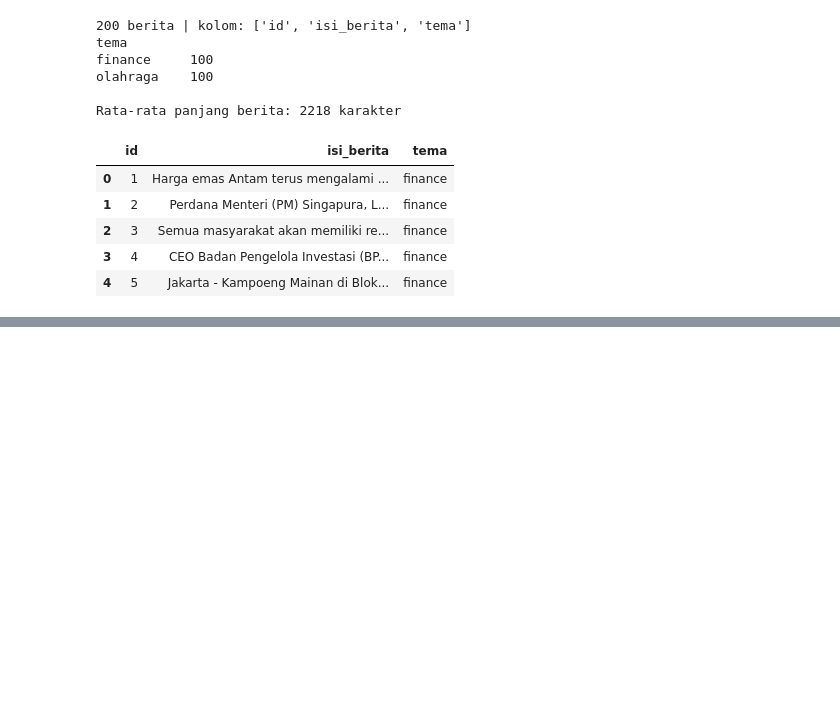
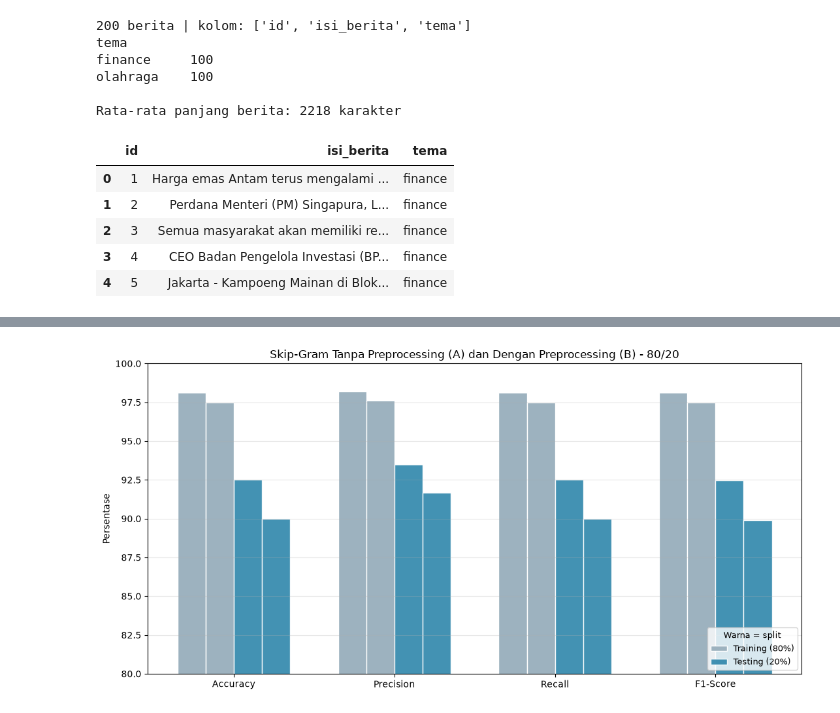
Before and after one commit to Abidayyasy/PPW, a Jupyter notebook: tugas4.ipynb, the cells around one changed output, grey strips where cells are left out. Cells and saved outputs as stored; diff of their text form; code cells hidden in the pictures; blank space fills up the shorter version.

```diff
--- a/tugas4.ipynb
+++ b/tugas4.ipynb
@@ -433,0 +601,20 @@ Konsistensi antar lipatan:
+# %%
+uji = tabel_metrik[tabel_metrik["Data"] == "Testing (20%)"].set_index("Proses")
+latih = tabel_metrik[tabel_metrik["Data"] == "Training (80%)"].set_index("Proses")
+
+baris = []
+for proses in uji.index:
+    baris.append({
+        "Proses": proses,
+        **{m: uji.loc[proses, m] for m in METRIK},
+        "Selisih Training - Testing": latih.loc[proses, "Accuracy"] - uji.loc[proses, "Accuracy"],
+    })
+tabel_ringkas = pd.DataFrame(baris)
+
+selisih = {}
+for m in METRIK:
+    selisih[m] = uji.loc["B - dengan preprocessing", m] - uji.loc["A - tanpa preprocessing", m]
+tabel_ringkas.loc["Selisih B - A (testing)"] = ["-"] + [selisih[m] for m in METRIK] + ["-"]
+
+print("Tabel 4 - Ringkasan Hasil pada Data Testing")
+display(tabel_ringkas.round(4))
@@ -433,0 +638,29 @@ Konsistensi antar lipatan:
+# %%
+fig, ax = plt.subplots(figsize=(11, 5.5))
+x = np.arange(len(METRIK))
+lebar = 0.35
+warna = {"Training (80%)": "#9DB2BF", "Testing (20%)": "#2E86AB"}
+
+for i, (data, sumber) in enumerate([("Training (80%)", latih), ("Testing (20%)", uji)]):
+    for j, proses in enumerate(sumber.index):
+        nilai = [sumber.loc[proses, m] * 100 for m in METRIK]
+        geser = (i - 0.5) * lebar + (j - 0.5) * lebar / 2
+        ax.bar(x + geser, nilai, lebar / 2, label=data, color=warna[data],
+               edgecolor="white", alpha=0.9 + 0.1 * (i == 0))
+
+ax.set_xticks(x)
+ax.set_xticklabels(METRIK)
+ax.set_ylabel("Persentase")
+ax.set_ylim(80, 100)
+ax.set_title("Skip-Gram Tanpa Preprocessing (A) dan Dengan Preprocessing (B) - 80/20")
+ax.grid(axis="y", alpha=0.3)
+
+handles, nama_legenda = ax.get_legend_handles_labels()
+unik = dict(zip(nama_legenda, handles))
+urut = ["Training (80%)", "Testing (20%)"]
+ax.legend([unik[k] for k in urut if k in unik], urut, loc="lower right",
+          title="Warna = split", fontsize=9, title_fontsize=9)
+plt.tight_layout()
+plt.show()
+# %% [output]
+[figure, added]
```
Also changed, not shown: parts of 57 cells of this notebook, 7 other files.
